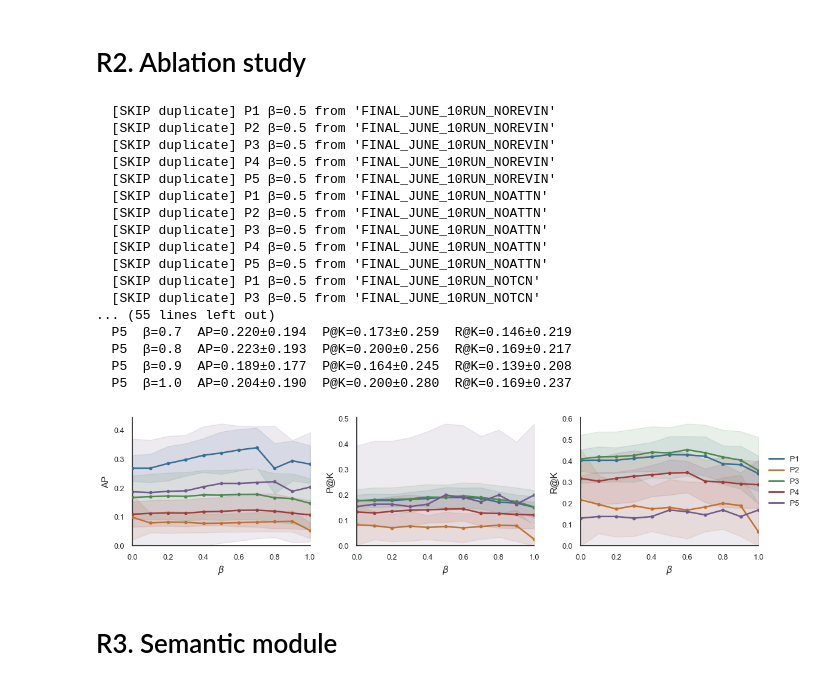
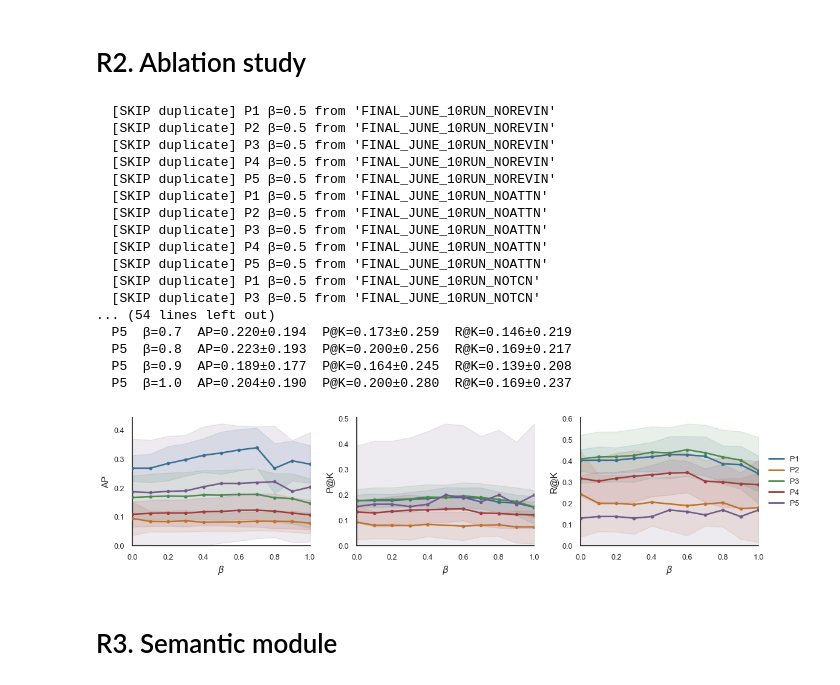
Before and after one commit to lidiaabad/Nested-Spatiotemporal-Anomaly-Detection-with-Semantic-Augmentation, a Jupyter notebook: notebooks/evaluation.ipynb, the cells around one changed output. Saved outputs shown, nothing was run; the diff lists cells and outputs as text; code cells hidden in the pictures.

```diff
--- a/notebooks/evaluation.ipynb
+++ b/notebooks/evaluation.ipynb
@@ -308,5 +388,10 @@ def run_iforest(X_train, X_test, revin=False):
     scores = -iso.decision_function(X_test)
     preds = iso.predict(X_test) == -1
 
-    return scores, preds
+    efficiency = measure_iforest_efficiency(
+        iso,
+        X_test,
+        n_repeats=5
+    )
+    return scores, preds, efficiency
 # %%
@@ -1386,7 +2789,9 @@ print(new_summary)
 # %%
+
 
 # ── Config ────────────────────────────────────────────────────────────────────
 LOG_PATH  = r"C:\Users\Lidia\GitHub\Itefi_Argus\logs\june_10run.log"
+P2_LOG_PATH = r"C:\Users\Lidia\GitHub\Itefi_Argus\logs\june_baltanas.log"
 SAVE_PATH = None   # set to a path string to save, e.g. r"C:\...\beta_sensitivity.png"
 
 DATASET_MAP = {
@@ -1583,36 +2988,42 @@ def plot(records: list, save_path: str = None):
     else:
         plt.show()
 # %%
-
 records = parse_log(LOG_PATH)
+# Remove any P2 entries coming from the main log
+records = [r for r in records if r["pilot"] != "P2"]
+# Parse the Baltanás-specific log and keep only P2
+records.extend(
+    r for r in parse_log(P2_LOG_PATH)
+    if r["pilot"] == "P2"
+)
 
 print(f"Parsed {len(records)} blocks:")
 for r in sorted(records, key=lambda x: (x["pilot"], x["beta"])):
     print(f"  {r['pilot']}  β={r['beta']:.1f}  "
           f"AP={r.get('AP_mean', float('nan')):.3f}±{r.get('AP_std', float('nan')):.3f}  "
           f"P@K={r.get('PK_mean', float('nan')):.3f}±{r.get('PK_std', float('nan')):.3f}  "
           f"R@K={r.get('RK_mean', float('nan')):.3f}±{r.get('RK_std', float('nan')):.3f}")
 
 plot(records, save_path=SAVE_PATH)
 # %% [output]
   [SKIP duplicate] P1 β=0.5 from 'FINAL_JUNE_10RUN_NOREVIN'
   [SKIP duplicate] P2 β=0.5 from 'FINAL_JUNE_10RUN_NOREVIN'
   [SKIP duplicate] P3 β=0.5 from 'FINAL_JUNE_10RUN_NOREVIN'
   [SKIP duplicate] P4 β=0.5 from 'FINAL_JUNE_10RUN_NOREVIN'
   [SKIP duplicate] P5 β=0.5 from 'FINAL_JUNE_10RUN_NOREVIN'
   [SKIP duplicate] P1 β=0.5 from 'FINAL_JUNE_10RUN_NOATTN'
   [SKIP duplicate] P2 β=0.5 from 'FINAL_JUNE_10RUN_NOATTN'
   [SKIP duplicate] P3 β=0.5 from 'FINAL_JUNE_10RUN_NOATTN'
   [SKIP duplicate] P4 β=0.5 from 'FINAL_JUNE_10RUN_NOATTN'
   [SKIP duplicate] P5 β=0.5 from 'FINAL_JUNE_10RUN_NOATTN'
   [SKIP duplicate] P1 β=0.5 from 'FINAL_JUNE_10RUN_NOTCN'
   [SKIP duplicate] P3 β=0.5 from 'FINAL_JUNE_10RUN_NOTCN'
-... (55 lines left out)
+... (54 lines left out)
   P5  β=0.7  AP=0.220±0.194  P@K=0.173±0.259  R@K=0.146±0.219
   P5  β=0.8  AP=0.223±0.193  P@K=0.200±0.256  R@K=0.169±0.217
   P5  β=0.9  AP=0.189±0.177  P@K=0.164±0.245  R@K=0.139±0.208
   P5  β=1.0  AP=0.204±0.190  P@K=0.200±0.280  R@K=0.169±0.237
-[figure, old version]
+[figure, new version]
 # %% [markdown]
 # R3. Semantic module
 # %% [markdown]
```
Also changed, not shown: parts of 33 cells of this notebook.
